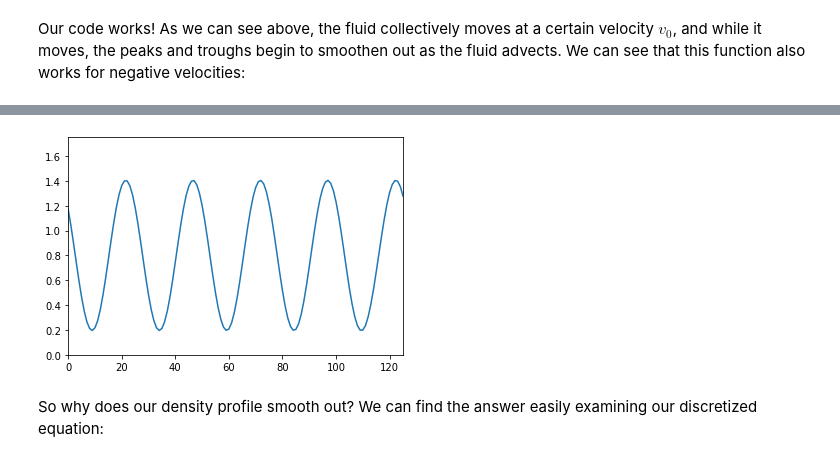
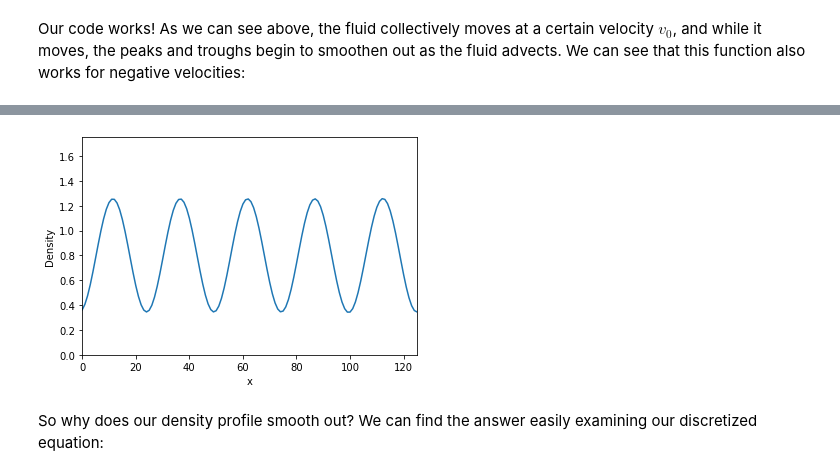
Before and after one commit to khojonat/PHY480_final_project, a Jupyter notebook: PHY480-905_SemesterProject.ipynb, the cells around one changed output, grey strips where cells are left out. Drawn from its saved outputs; the diff is of its cells as text; code cells hidden in the pictures.

```diff
--- a/PHY480-905_SemesterProject.ipynb
+++ b/PHY480-905_SemesterProject.ipynb
@@ -191,29 +195,31 @@ Our code works! As we can see above, the fluid collectively moves at a certain v
 # %%
 board = solve_adv(y,v0 = -10,tfactor = 1)
 
 vals = board.get_vals()
 
 n = 0
 nt = len(vals)
 x = np.arange(len(vals[0]))
 
 def animupdate(frameNum, a0):
     global n,vals,x,nt
     y = vals[n,:]
     a0.set_data(x, y)
     n = (n + 1) % nt
     # return a0,
 
 fig = plt.figure()
 ax  = plt.axes(xlim=(x.min(),x.max()),ylim=(0.,1.75))
 a0, = ax.plot([], [])
+plt.xlabel('x')
+plt.ylabel('Density')
 anim = animation.FuncAnimation(fig,animupdate,fargs=(a0,),interval=40)
-# anim.save('forwardadvection.mp4', writer = 'ffmpeg', fps = 30)
+anim.save('backwardadvection.mp4', writer = 'ffmpeg', fps = 30)
 
 HTML(anim.to_html5_video())
 # %% [output]
 [interactive output not drawn]
-[figure, old version]
+[figure, new version]
 # %% [markdown]
 So why does our density profile smooth out? We can find the answer easily examining our discretized equation:
 # %% [markdown]
```
Also changed, not shown: parts of 12 cells of this notebook, 7 other files.
